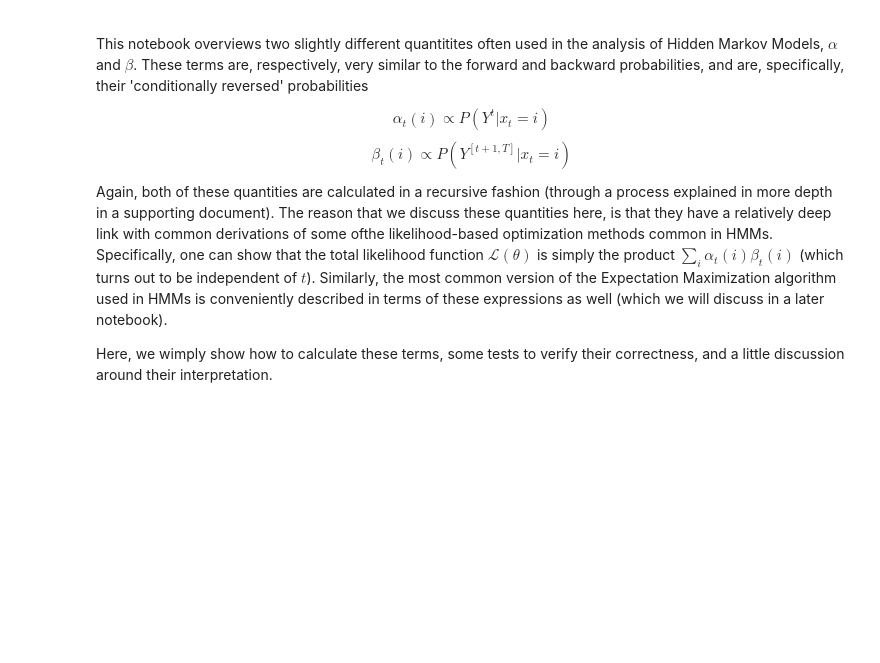
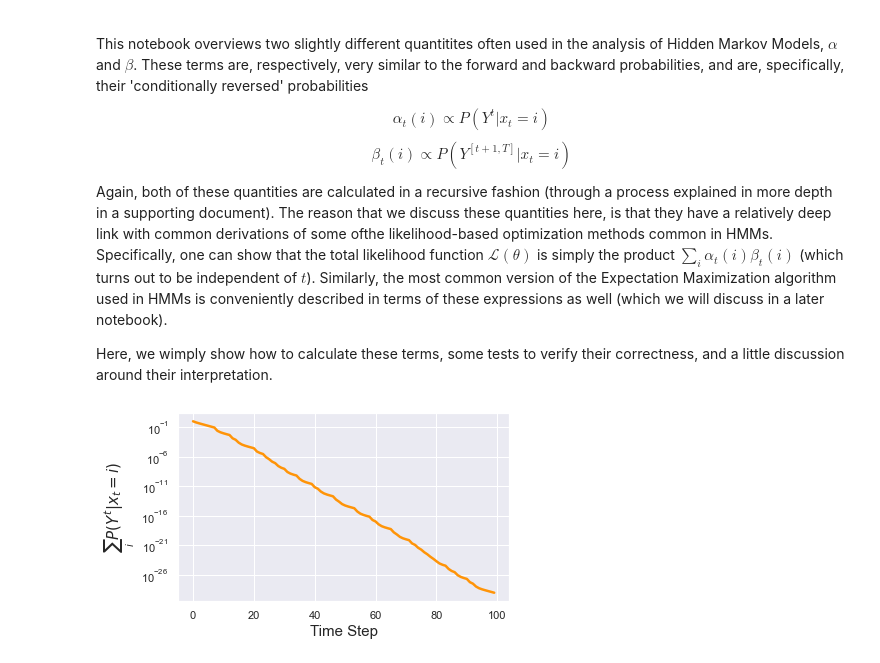
Before and after one commit to StevenJLarge/hmm, a Jupyter notebook: notebooks/tutorials/04-slarge-alpha-beta.ipynb, the cells around one changed output. Drawn from its saved outputs; the diff is of its cells as text; code cells hidden in the pictures; blank space fills up the shorter version.

Commit message:
finished alpha beta notebook

```diff
--- a/notebooks/tutorials/04-slarge-alpha-beta.ipynb
+++ b/notebooks/tutorials/04-slarge-alpha-beta.ipynb
@@ -29,3 +29,24 @@ hmm.run_dynamics(500)
 # Fetch the states or observations
 state_ts = hmm.get_state_ts()
 obs_ts = hmm.get_obs_ts()
+# %%
+# First, initialize the inferrence object
+inf = infer.MarkovInfer(2, 2)
+
+# Now, we can calcualte the alpha and beta values but simply calling the funcitons
+inf.alpha(hmm.A, hmm.B, obs_ts)
+inf.beta(hmm.A, hmm.B, obs_ts)
+# %%
+# Now, we can look at the alpha and beta values
+alpha_n = [sum(lkly) for lkly in inf.alpha_tracker]
+
+fig, ax = plt.subplots(1, 1, figsize=(6, 3.5))
+
+ax.plot(alpha_n, linewidth=2.5, color=sns.xkcd_rgb["tangerine"])
+ax.set_xlabel(r"Time Step", fontsize=15)
+ax.set_ylabel(r"$\sum_i P(Y^t | x_t = i)$", fontsize=15)
+ax.set_yscale('log')
+plt.tight_layout()
+plt.show()
+# %% [output]
+[figure, added]
```
Also changed, not shown: parts of 4 cells of this notebook.
